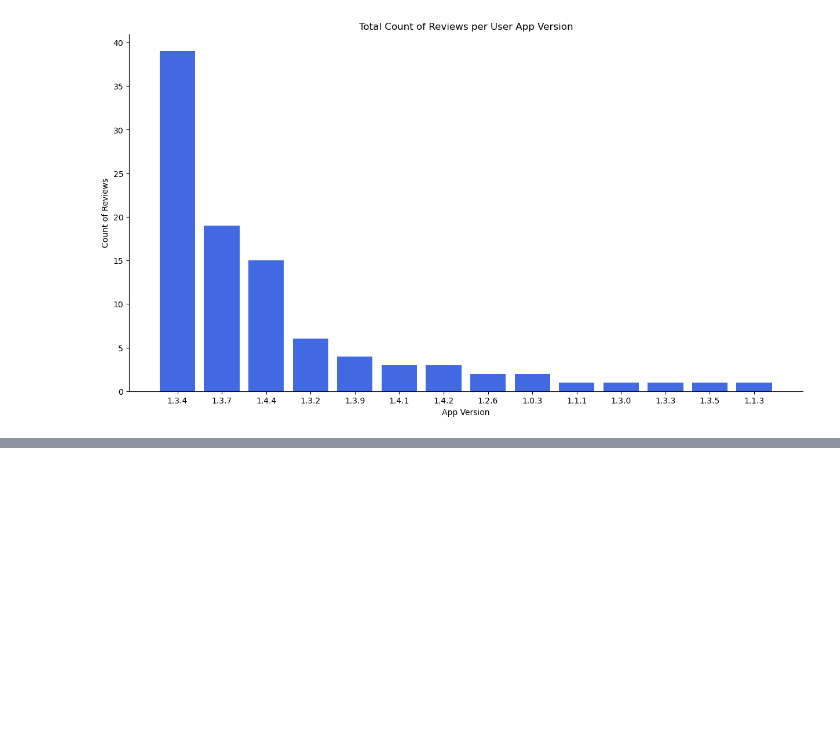
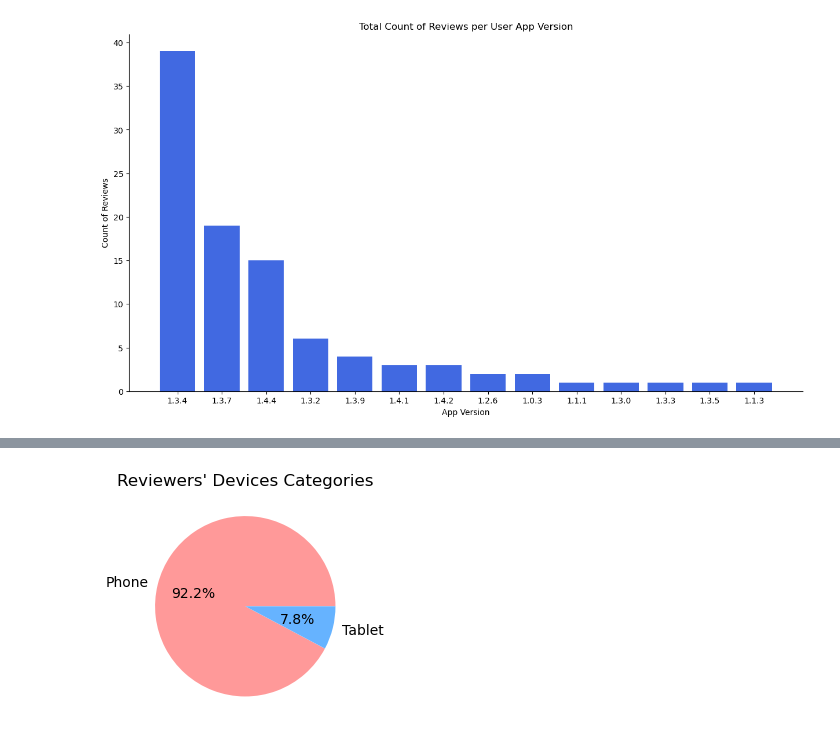
Before and after one commit to ahamzah003/webscrape, a Jupyter notebook: playstore/results.ipynb, the cells around one changed output, grey strips where cells are left out. Cells and saved outputs as stored; diff of their text form; code cells hidden in the pictures; blank space fills up the shorter version.

```diff
--- a/playstore/results.ipynb
+++ b/playstore/results.ipynb
@@ -101,11 +102,14 @@ plt.show()
 # %%
-# set figsize
-plt.figure(figsize=[20,5])
 # a pie chart of the devices in the first sub-plot
 plt.subplot(1,2,1)
-df_clean['device'].value_counts().plot(kind='pie')
-# a pie chart of sentiment labels in the second sub-plot
-plt.subplot(1,2,2)
-df_clean['sentiment_label'].value_counts().plot(kind='pie')
+colors = ['#FF9999', '#66B3FF']
+df['device'].value_counts().plot(kind='pie', ylabel='', autopct='%1.1f%%', colors = colors )
+
+# visual formatting
+plt.title("Reviewers' Devices Categories")
+
+# show visual
 plt.show()
+# %% [output]
+[figure, added]
 # %%
```
Also changed, not shown: parts of 7 cells of this notebook.
